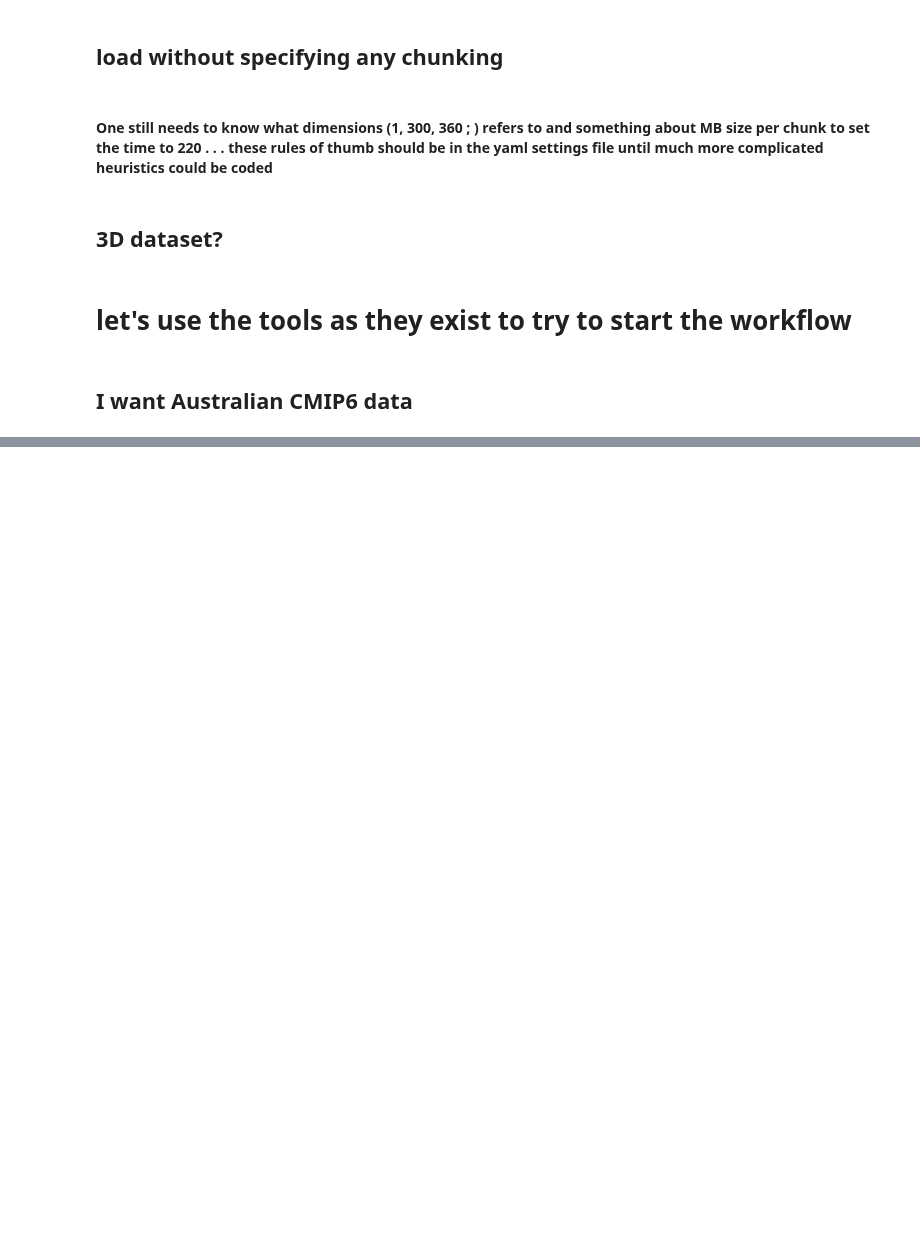
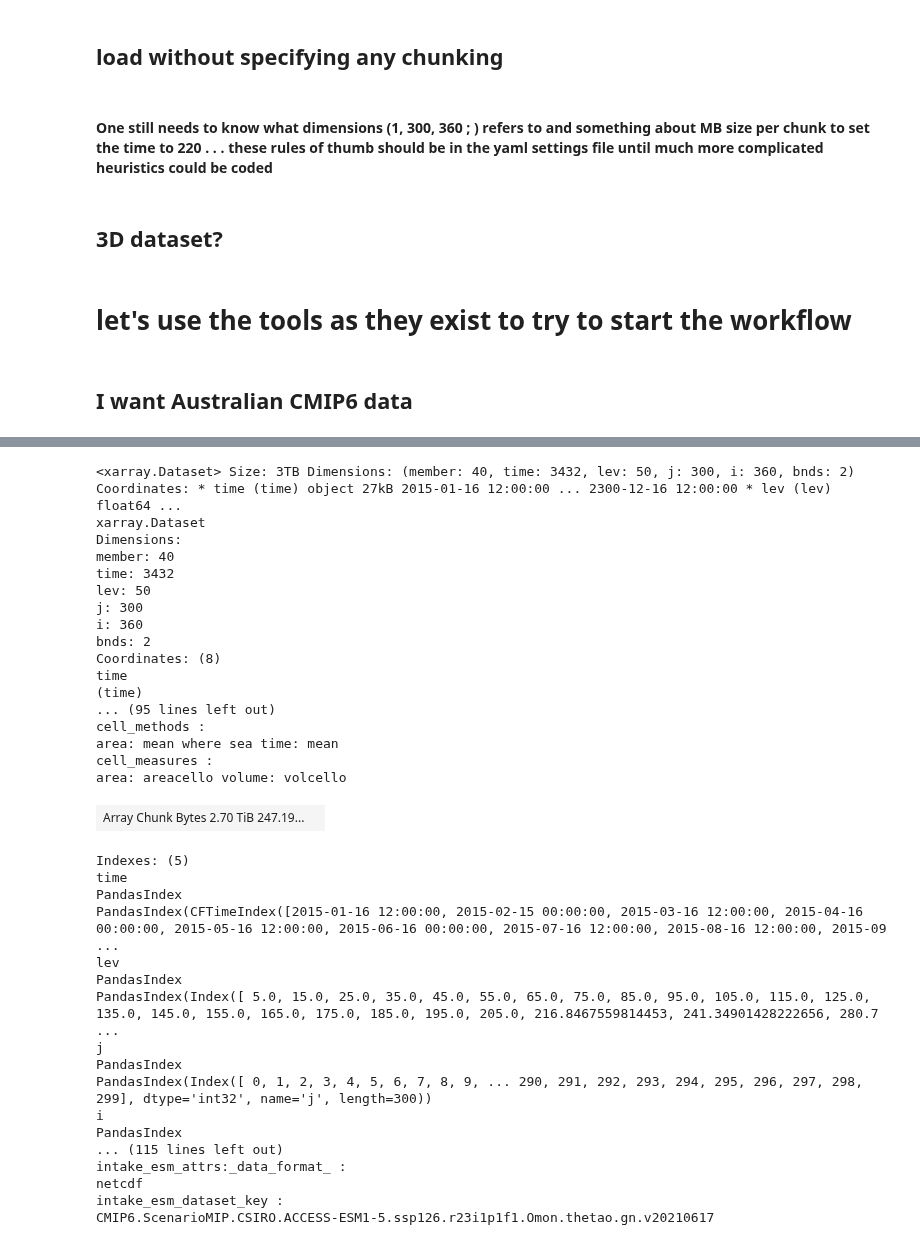
Before and after one commit to Thomas-Moore-Creative/ACDtools, a Jupyter notebook: notebooks/acdtools-dev-sandbox.ipynb, the cells around one changed output, grey strips where cells are left out. Drawn from its saved outputs; the diff is of its cells as text; code cells hidden in the pictures; blank space fills up the shorter version.

```diff
--- a/notebooks/acdtools-dev-sandbox.ipynb
+++ b/notebooks/acdtools-dev-sandbox.ipynb
@@ -311,0 +256,38 @@ for experiment_id, node in CSEPTA_datatree.items():
+# %%
+ds_ESM15_esorted
+# %% [output]
+<xarray.Dataset> Size: 3TB Dimensions: (member: 40, time: 3432, lev: 50, j: 300, i: 360, bnds: 2) Coordinates: * time (time) object 27kB 2015-01-16 12:00:00 ... 2300-12-16 12:00:00 * lev (lev) float64 ...
+xarray.Dataset
+Dimensions:
+member: 40
+time: 3432
+lev: 50
+j: 300
+i: 360
+bnds: 2
+Coordinates: (8)
+time
+(time)
+... (95 lines left out)
+cell_methods :
+area: mean where sea time: mean
+cell_measures :
+area: areacello volume: volcello
+| Array Chunk Bytes 2.70 TiB 247.19... |  |
+Indexes: (5)
+time
+PandasIndex
+PandasIndex(CFTimeIndex([2015-01-16 12:00:00, 2015-02-15 00:00:00, 2015-03-16 12:00:00, 2015-04-16 00:00:00, 2015-05-16 12:00:00, 2015-06-16 00:00:00, 2015-07-16 12:00:00, 2015-08-16 12:00:00, 2015-09 ...
+lev
+PandasIndex
+PandasIndex(Index([ 5.0, 15.0, 25.0, 35.0, 45.0, 55.0, 65.0, 75.0, 85.0, 95.0, 105.0, 115.0, 125.0, 135.0, 145.0, 155.0, 165.0, 175.0, 185.0, 195.0, 205.0, 216.8467559814453, 241.34901428222656, 280.7 ...
+j
+PandasIndex
+PandasIndex(Index([ 0, 1, 2, 3, 4, 5, 6, 7, 8, 9, ... 290, 291, 292, 293, 294, 295, 296, 297, 298, 299], dtype='int32', name='j', length=300))
+i
+PandasIndex
+... (115 lines left out)
+intake_esm_attrs:_data_format_ :
+netcdf
+intake_esm_dataset_key :
+CMIP6.ScenarioMIP.CSIRO.ACCESS-ESM1-5.ssp126.r23i1p1f1.Omon.thetao.gn.v20210617
```
Also changed, not shown: parts of 22 cells of this notebook, 1 other file.
